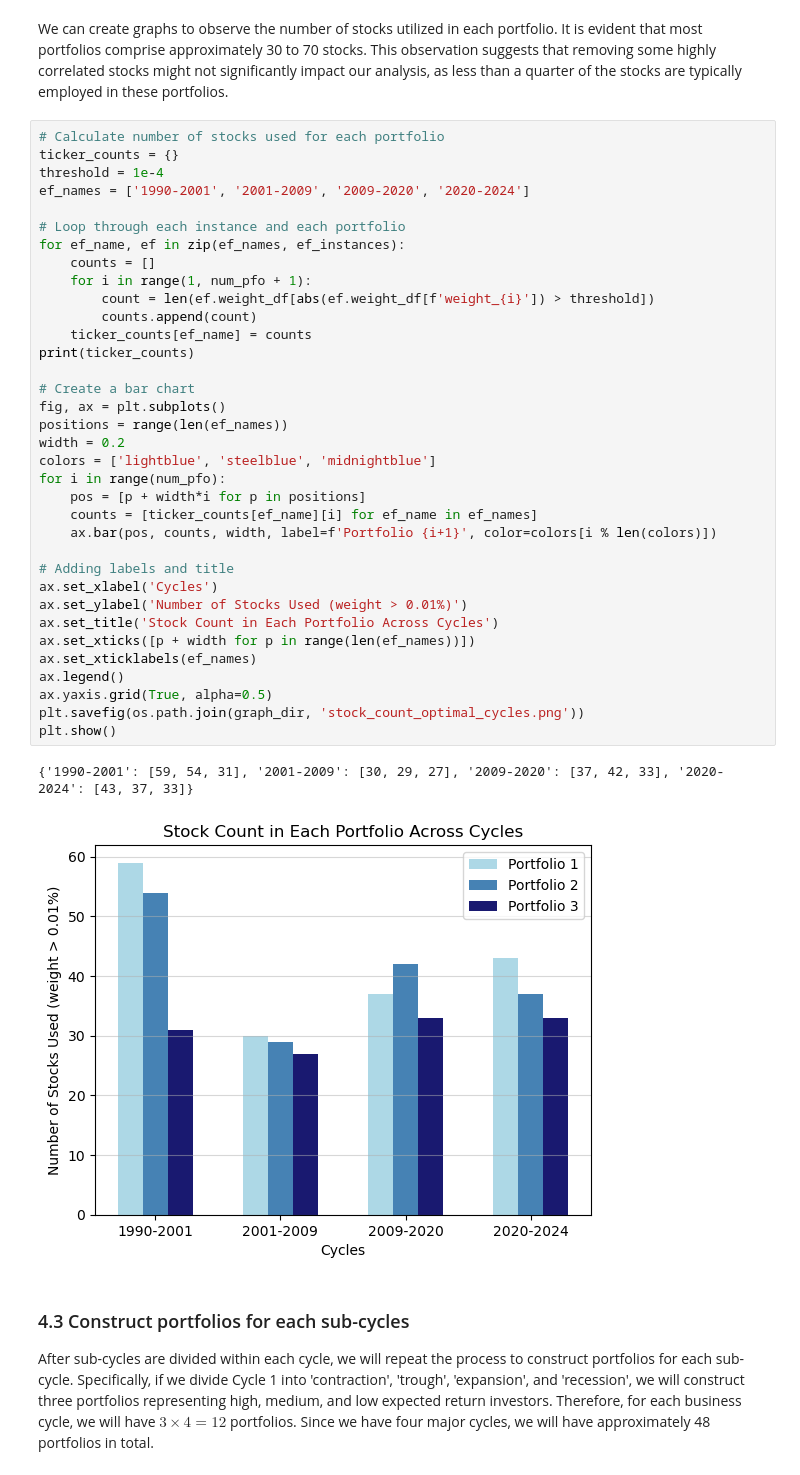
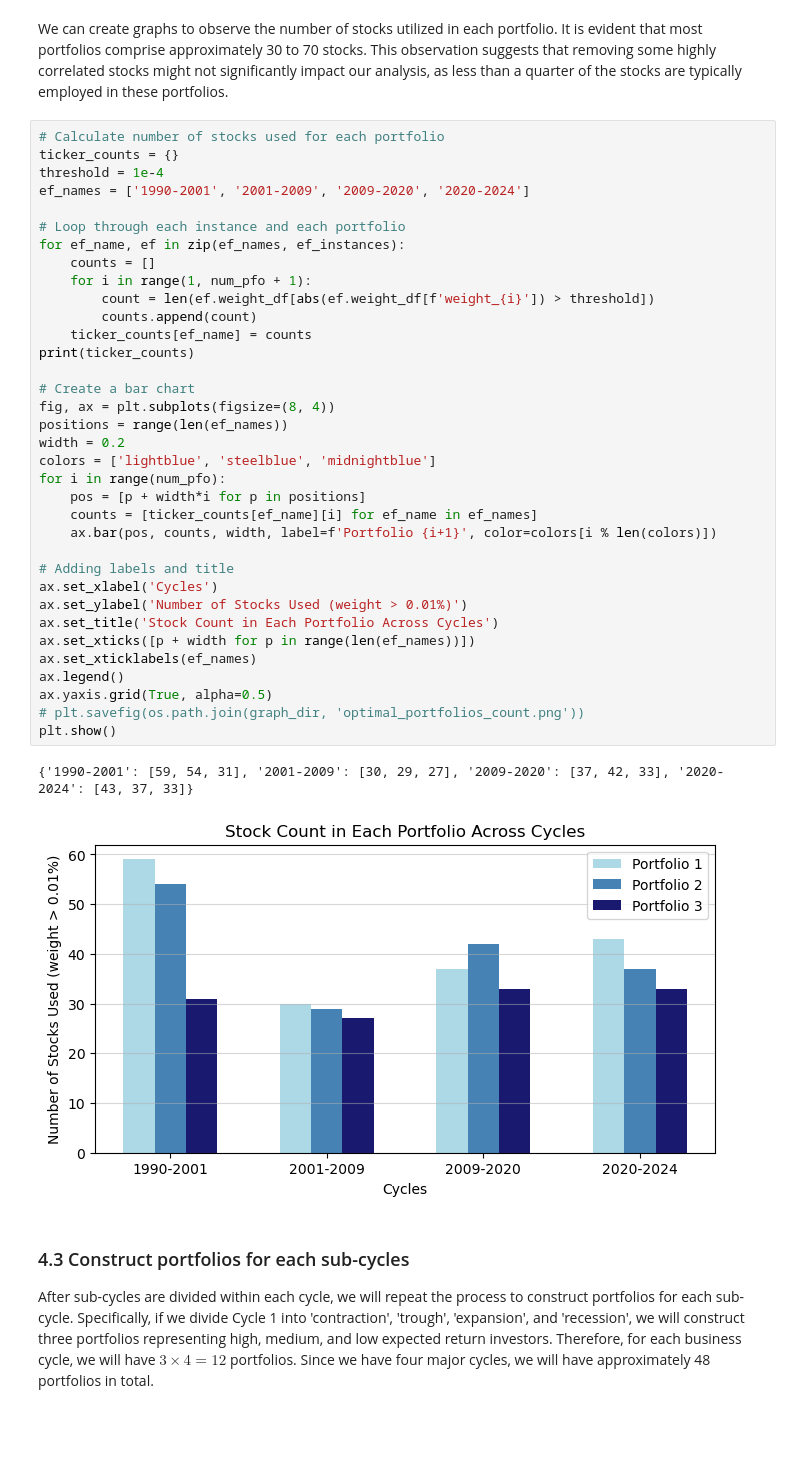
Before and after one commit to patrickwjwang/equity-cycle, a Jupyter notebook: notebooks/equity-cycle-submission-1.ipynb, the cells around one changed output. Saved outputs shown, nothing was run; the diff lists cells and outputs as text; blank space fills up the shorter version.

Commit message:
add factor eda and optimal pfo notebook

```diff
--- a/notebooks/equity-cycle-submission-1.ipynb
+++ b/notebooks/equity-cycle-submission-1.ipynb
@@ -343,36 +339,36 @@ ef_names = ['1990-2001', '2001-2009', '2009-2020', '2020-2024']
 
 # Loop through each instance and each portfolio
 for ef_name, ef in zip(ef_names, ef_instances):
     counts = []
     for i in range(1, num_pfo + 1):
         count = len(ef.weight_df[abs(ef.weight_df[f'weight_{i}']) > threshold])
         counts.append(count)
     ticker_counts[ef_name] = counts
 print(ticker_counts)
 
 # Create a bar chart
-fig, ax = plt.subplots()
+fig, ax = plt.subplots(figsize=(8, 4))
 positions = range(len(ef_names))
 width = 0.2
 colors = ['lightblue', 'steelblue', 'midnightblue']
 for i in range(num_pfo):
     pos = [p + width*i for p in positions]
     counts = [ticker_counts[ef_name][i] for ef_name in ef_names]
     ax.bar(pos, counts, width, label=f'Portfolio {i+1}', color=colors[i % len(colors)])
 
 # Adding labels and title
 ax.set_xlabel('Cycles')
 ax.set_ylabel('Number of Stocks Used (weight > 0.01%)')
 ax.set_title('Stock Count in Each Portfolio Across Cycles')
 ax.set_xticks([p + width for p in range(len(ef_names))])
 ax.set_xticklabels(ef_names)
 ax.legend()
 ax.yaxis.grid(True, alpha=0.5)
-plt.savefig(os.path.join(graph_dir, 'stock_count_optimal_cycles.png'))
+# plt.savefig(os.path.join(graph_dir, 'optimal_portfolios_count.png'))
 plt.show()
 # %% [output]
 {'1990-2001': [59, 54, 31], '2001-2009': [30, 29, 27], '2009-2020': [37, 42, 33], '2020-2024': [43, 37, 33]}
-[figure, old version]
+[figure, new version]
 # %% [markdown]
 ### 4.3 Construct portfolios for each sub-cycles
 
```
Also changed, not shown: parts of 5 cells of this notebook, 14 other files.
